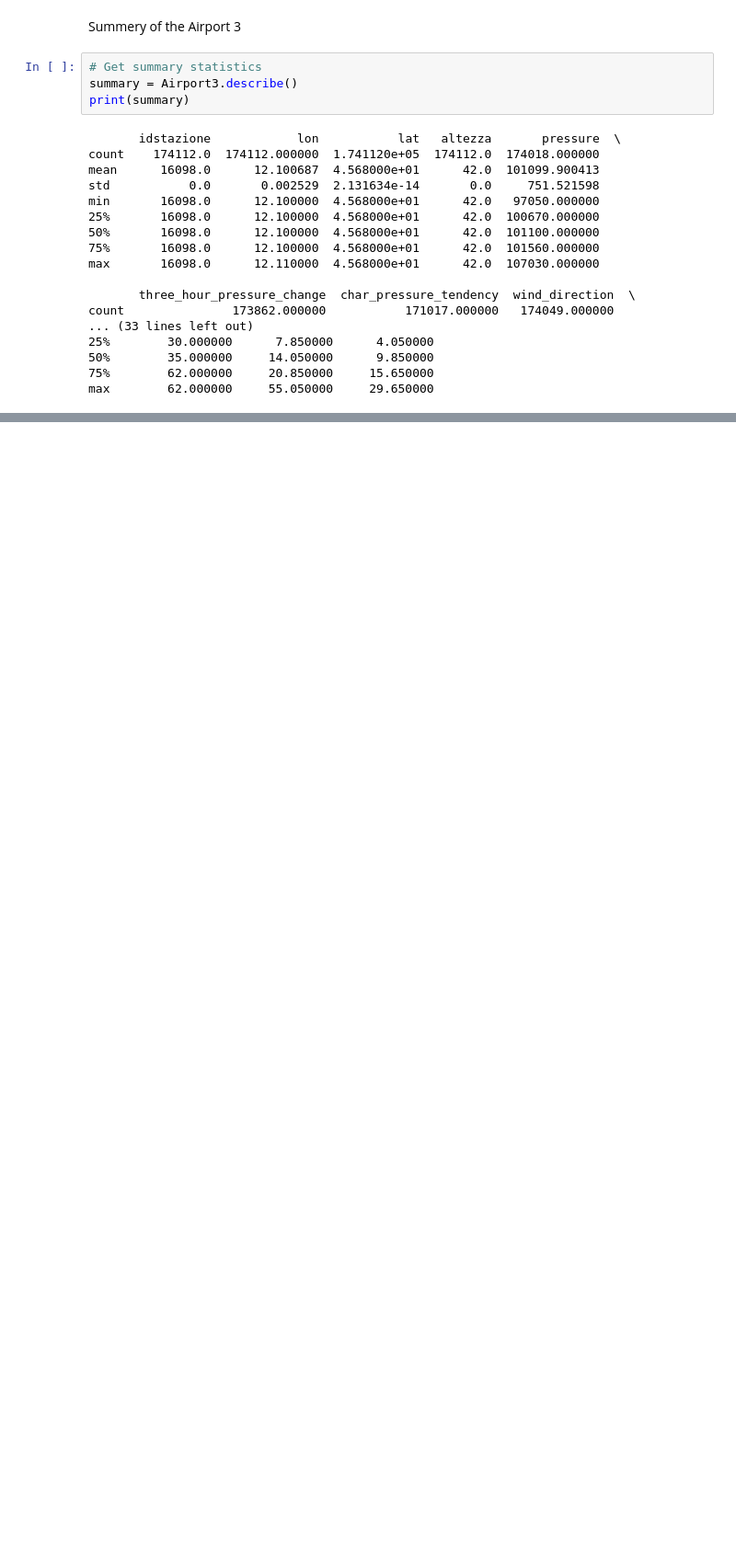
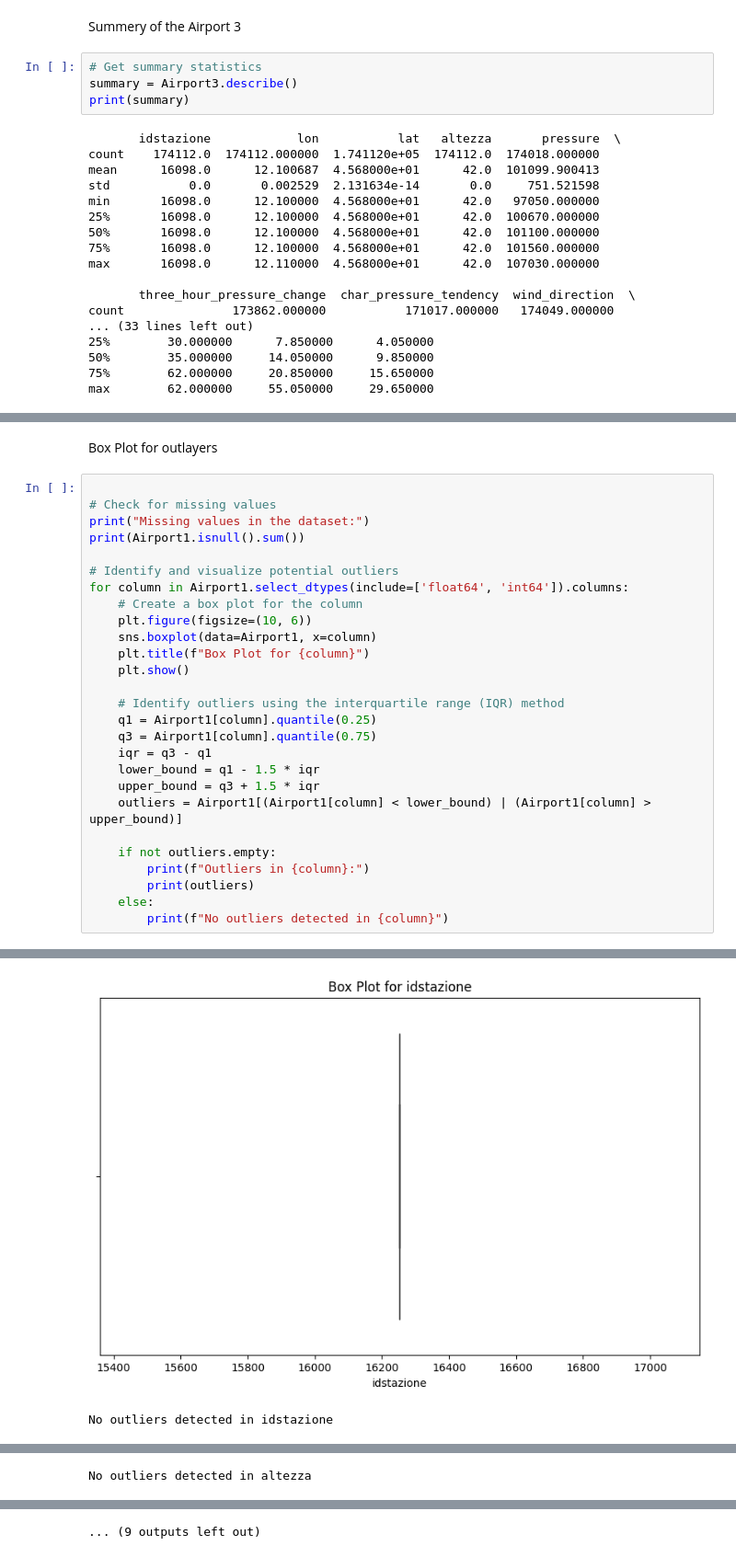
Before and after one commit to sreedharsiddhu/Project_ML-, a Jupyter notebook: Working_project_ML_.ipynb, the cells around one changed output, grey strips where cells are left out. Shown: that part at 92% size. Drawn from its saved outputs; the diff is of its cells as text; blank space fills up the shorter version.

```diff
--- a/Working_project_ML_.ipynb
+++ b/Working_project_ML_.ipynb
@@ -352,0 +441,30 @@ max        62.000000     55.050000     29.650000
+# %% [markdown]
+Box Plot for outlayers
+# %%
+
+# Check for missing values
+print("Missing values in the dataset:")
+print(Airport1.isnull().sum())
+
+# Identify and visualize potential outliers
+for column in Airport1.select_dtypes(include=['float64', 'int64']).columns:
+    # Create a box plot for the column
+    plt.figure(figsize=(10, 6))
+    sns.boxplot(data=Airport1, x=column)
+    plt.title(f"Box Plot for {column}")
+    plt.show()
+
+    # Identify outliers using the interquartile range (IQR) method
+    q1 = Airport1[column].quantile(0.25)
+    q3 = Airport1[column].quantile(0.75)
+    iqr = q3 - q1
+    lower_bound = q1 - 1.5 * iqr
+    upper_bound = q3 + 1.5 * iqr
+    outliers = Airport1[(Airport1[column] < lower_bound) | (Airport1[column] > upper_bound)]
+
+    if not outliers.empty:
+        print(f"Outliers in {column}:")
+        print(outliers)
+    else:
+        print(f"No outliers detected in {column}")
+# %% [output]
@@ -352,0 +488,2 @@ max        62.000000     55.050000     29.650000
+[figure, added]
+No outliers detected in idstazione
@@ -352,0 +527 @@ max        62.000000     55.050000     29.650000
+No outliers detected in altezza
@@ -352,0 +547 @@ max        62.000000     55.050000     29.650000
+... (9 outputs left out)
```
Also changed, not shown: parts of 19 cells of this notebook.
